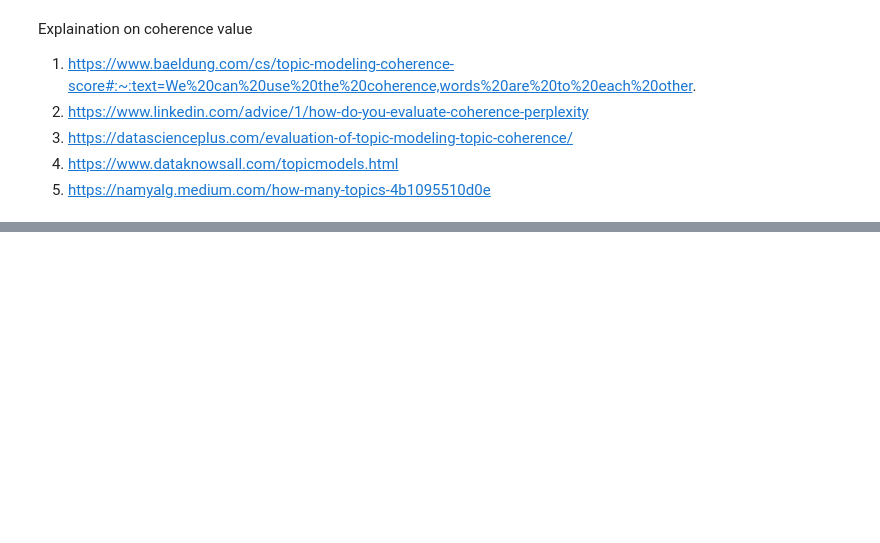
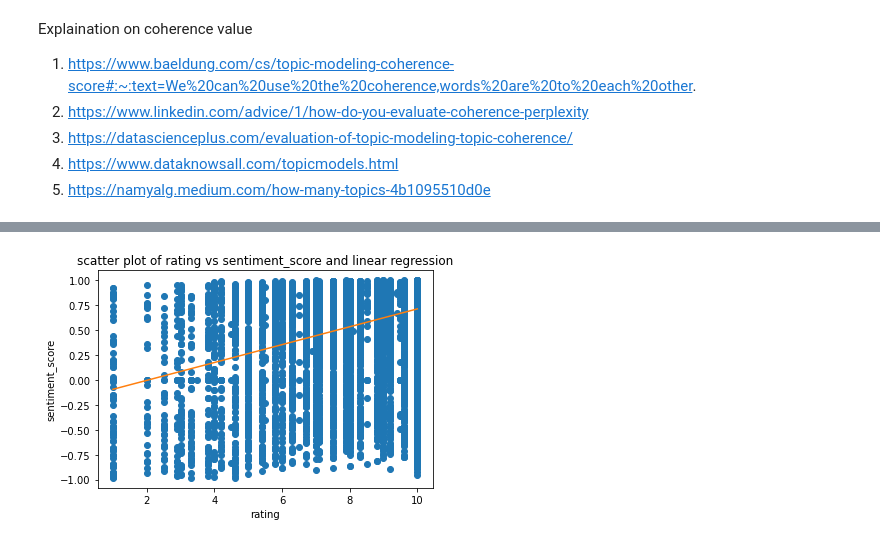
Before and after one commit to victorOle/project_TextAndSpeech, a Jupyter notebook: Booking.com - Topic Modelling.ipynb, the cells around one changed output, grey strips where cells are left out. Cells and saved outputs as stored; diff of their text form; code cells hidden in the pictures; blank space fills up the shorter version.

```diff
--- a/Booking.com - Topic Modelling.ipynb
+++ b/Booking.com - Topic Modelling.ipynb
@@ -375,28 +450,0 @@ Explaination on coherence value
-# %%
-from nltk.sentiment import SentimentIntensityAnalyzer
-nltk.download('vader_lexicon')
-
-sia = SentimentIntensityAnalyzer()
-
-def compound_score(txt):
-    return sia.polarity_scores(txt)["compound"]
-
-## Sentiments
-def sentiment(score):
-    emotion = ""
-    if score >= 0.5:
-        emotion = "Positive"
-    elif score <= -0.5:
-        emotion = "Negative"
-    else:
-        emotion = "Neutral"
-    return emotion
-if type(df_cols['review_text'][0]) == list:
-    df_cols['review_text'] = df_cols['review_text'].apply(' '.join)
-
-comp_scores = df_cols["review_text"].astype("str").apply(compound_score)
-df_cols["sentiment_score"] = comp_scores
-
-## Applying Sentiment
-df_cols["sentiment"] = df_cols["sentiment_score"].apply(sentiment)
-df_cols.to_csv("sentiment.csv")
@@ -452,0 +538,16 @@ fig.show()
+# %%
+import matplotlib.pyplot as plt
+
+plt.plot(df_cols['rating'], df_cols['sentiment_score'], 'o')
+
+#obtain m (slope) and b(intercept) of linear regression line
+m, b = np.polyfit(df_cols['rating'], df_cols['sentiment_score'], 1)
+
+#add linear regression line to scatterplot
+plt.plot(np.array([1,10]), m*np.array([1,10])+b)
+plt.xlabel('rating')
+plt.ylabel('sentiment_score')
+plt.title("scatter plot of rating vs sentiment_score and linear regression")
+plt.show()
+# %% [output]
+[figure, added]
```
Also changed, not shown: parts of 24 cells of this notebook, 3 other files.
